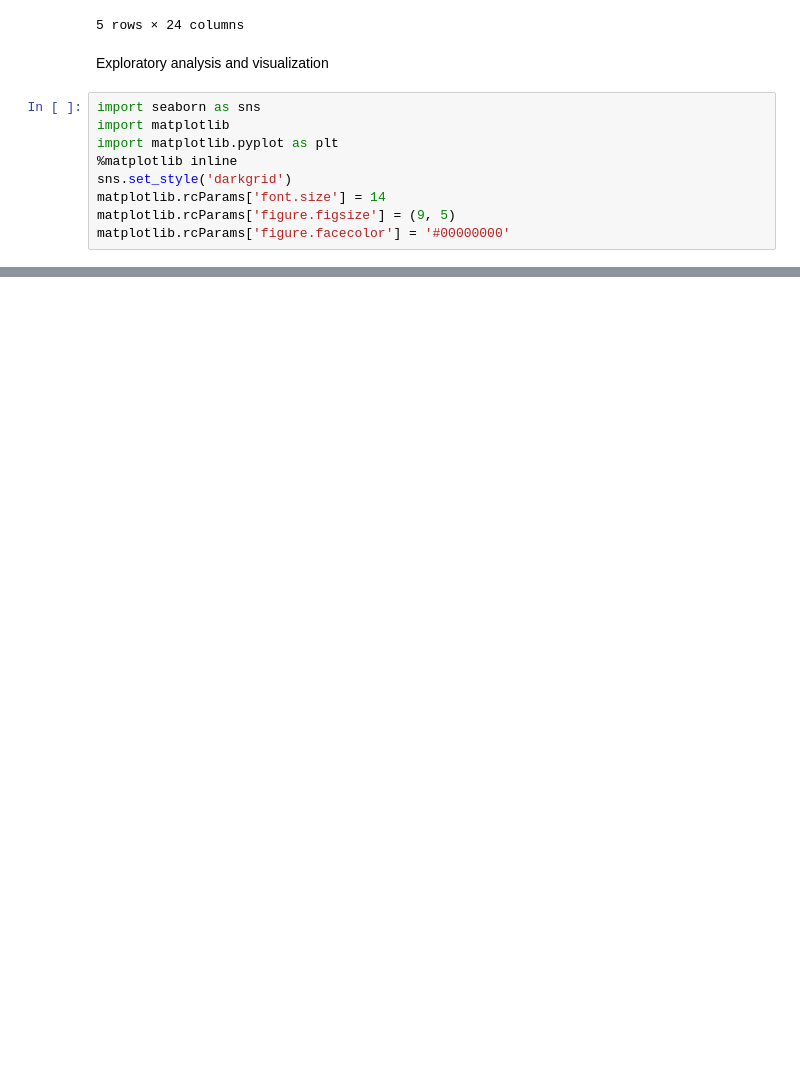
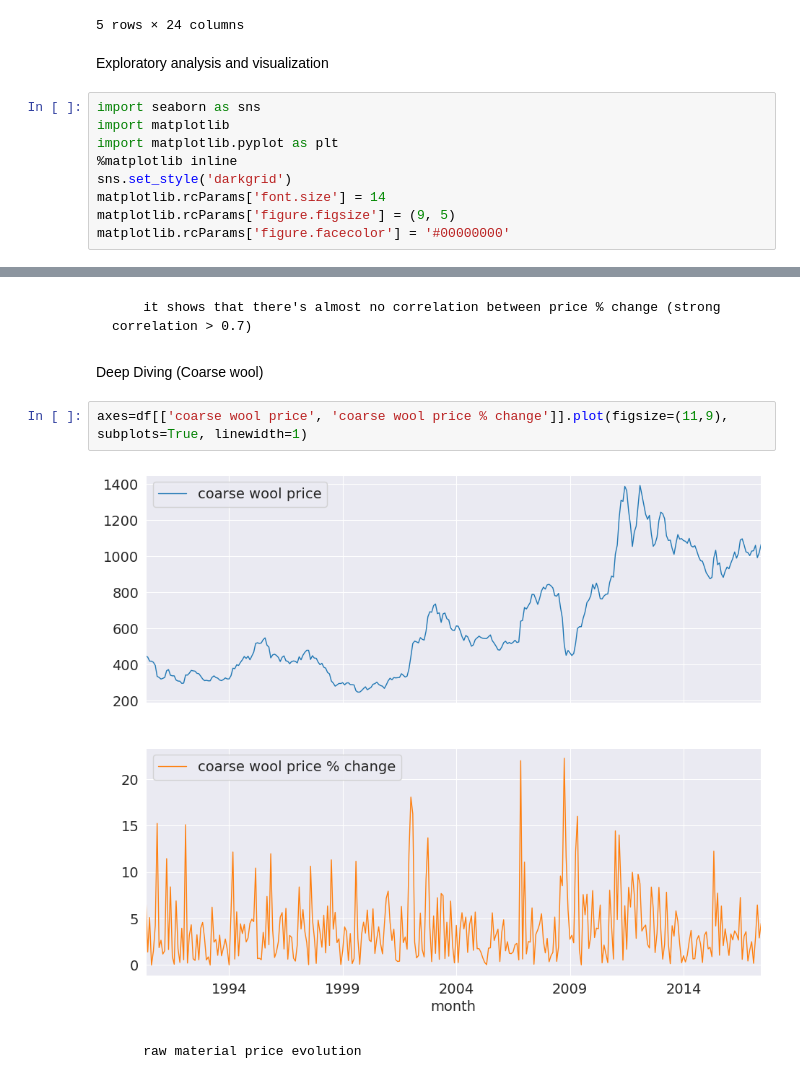
Before and after one commit to dkl5m/data-science-studies, a Jupyter notebook: agriculture-model/agriculture-df.ipynb, the cells around one changed output, grey strips where cells are left out. Drawn from its saved outputs; the diff is of its cells as text; blank space fills up the shorter version.

```diff
--- a/agriculture-model/agriculture-df.ipynb
+++ b/agriculture-model/agriculture-df.ipynb
@@ -109,0 +138,10 @@ matplotlib.rcParams['figure.facecolor'] = '#00000000'
+# %% [markdown]
+        it shows that there's almost no correlation between price % change (strong correlation > 0.7)
+# %% [markdown]
+Deep Diving (Coarse wool)
+# %%
+axes=df[['coarse wool price', 'coarse wool price % change']].plot(figsize=(11,9), subplots=True, linewidth=1)
+# %% [output]
+[figure, added]
+# %% [markdown]
+        raw material price evolution
```
Also changed, not shown: parts of 4 cells of this notebook.
